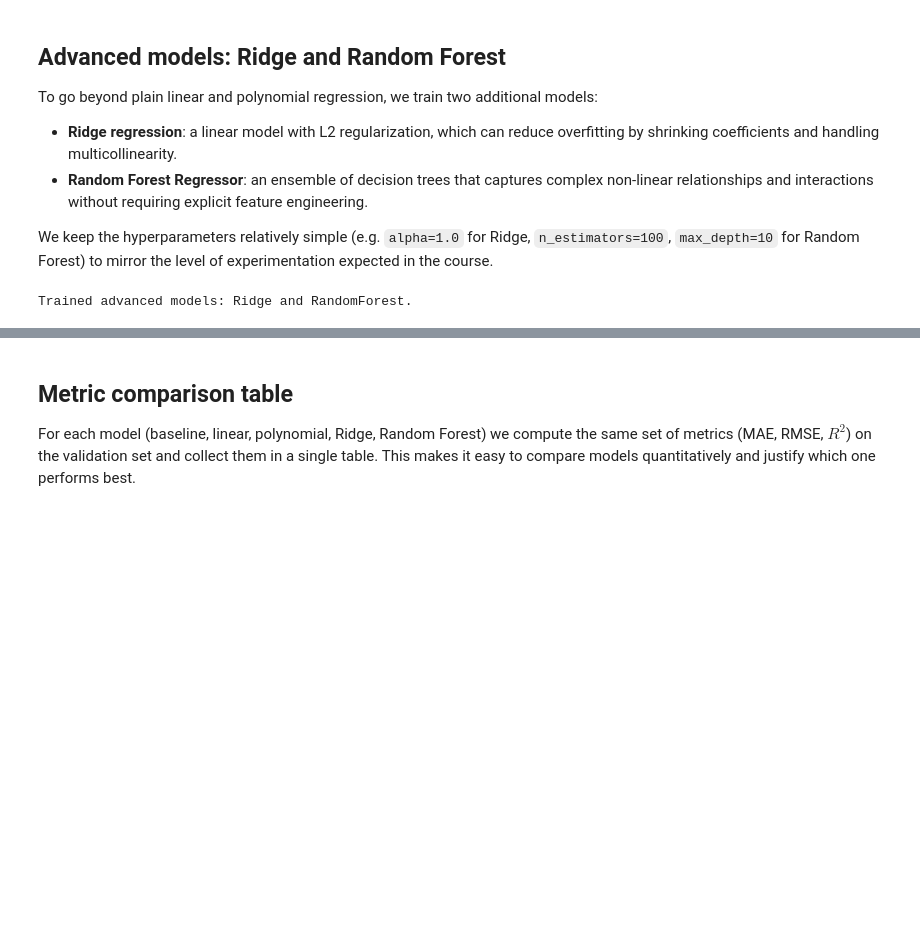
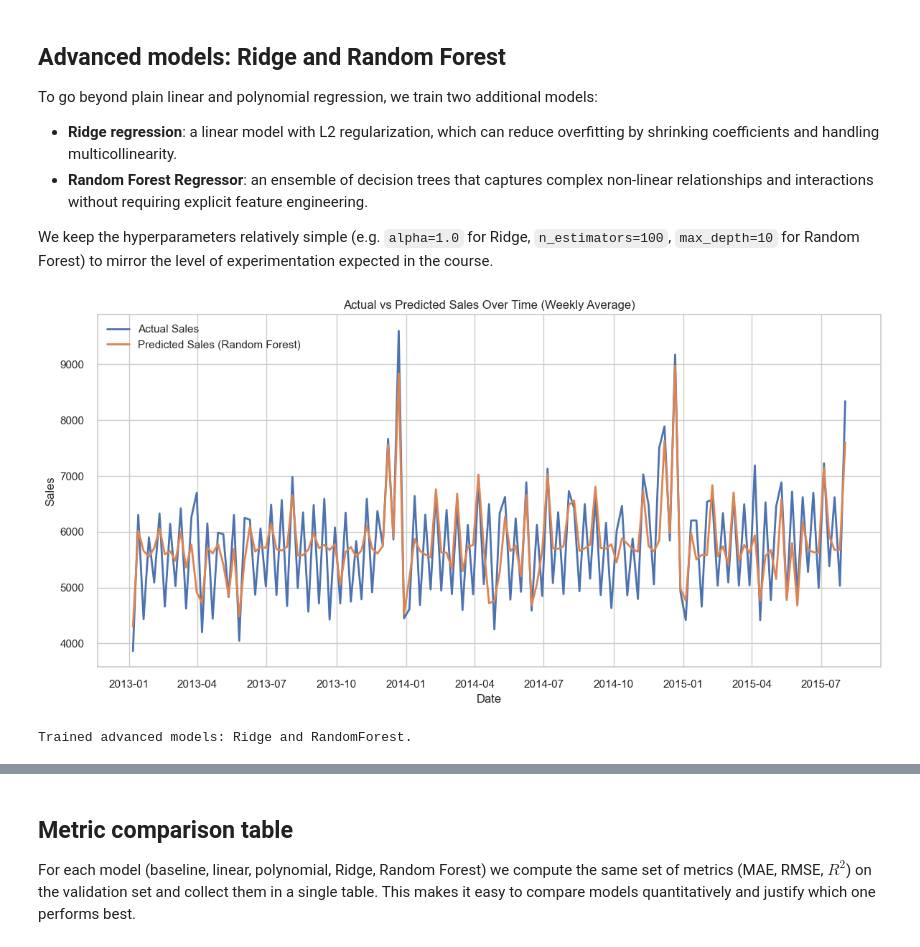
Before and after one commit to realhoffmann/Rossmann, a Jupyter notebook: EDA/supervised_rossmann.ipynb, the cells around one changed output, grey strips where cells are left out. Saved outputs shown, nothing was run; the diff lists cells and outputs as text; code cells hidden in the pictures; blank space fills up the shorter version.

```diff
--- a/EDA/supervised_rossmann.ipynb
+++ b/EDA/supervised_rossmann.ipynb
@@ -252,31 +254,74 @@ models["Polynomial (deg=2)"] = (y_test, y_pred_poly)
 
 # Ridge regression
 ridge_model = Pipeline(
     steps=[
         ("preprocess", preprocessor),
         ("regressor", Ridge(alpha=1.0)),
     ]
 )
 ridge_model.fit(X_train, y_train)
 y_pred_ridge = ridge_model.predict(X_test)
 models["Ridge (alpha=1.0)"] = (y_test, y_pred_ridge)
 
 # Random Forest regression (simple configuration)
 rf_model = Pipeline(
     steps=[
         ("preprocess", preprocessor),
         ("regressor", RandomForestRegressor(
             n_estimators=100,
             max_depth=10,
             random_state=42,
             n_jobs=-1,
         )),
     ]
 )
 rf_model.fit(X_train, y_train)
 y_pred_rf = rf_model.predict(X_test)
 models["RandomForest (100, depth=10)"] = (y_test, y_pred_rf)
+pred_df = X_test.copy()
+pred_df["Date"] = pd.to_datetime(train.loc[X_test.index, "Date"])
+pred_df["ActualSales"] = y_test
+pred_df["PredictedSales"] = y_pred_rf
+
+# -------------------------------------------------
+# Aggregate over time (weekly to reduce noise)
+# -------------------------------------------------
+
+weekly_sales = (
+    pred_df
+    .set_index("Date")[["ActualSales", "PredictedSales"]]
+    .resample("W")
+    .mean()
+    .reset_index()
+)
+
+# -------------------------------------------------
+# Plot Actual vs Predicted Sales over Time
+# -------------------------------------------------
+
+plt.figure(figsize=(12, 6))
+plt.plot(
+    weekly_sales["Date"],
+    weekly_sales["ActualSales"],
+    label="Actual Sales",
+    linewidth=2
+)
+plt.plot(
+    weekly_sales["Date"],
+    weekly_sales["PredictedSales"],
+    label="Predicted Sales (Random Forest)",
+    linewidth=2
+)
+
+plt.title("Actual vs Predicted Sales Over Time (Weekly Average)")
+plt.xlabel("Date")
+plt.ylabel("Sales")
+plt.legend()
+plt.grid(True)
+plt.tight_layout()
+plt.show()
 
 print("Trained advanced models: Ridge and RandomForest.")
 # %% [output]
+[figure, added]
 Trained advanced models: Ridge and RandomForest.
```
Also changed, not shown: parts of 9 cells of this notebook.
